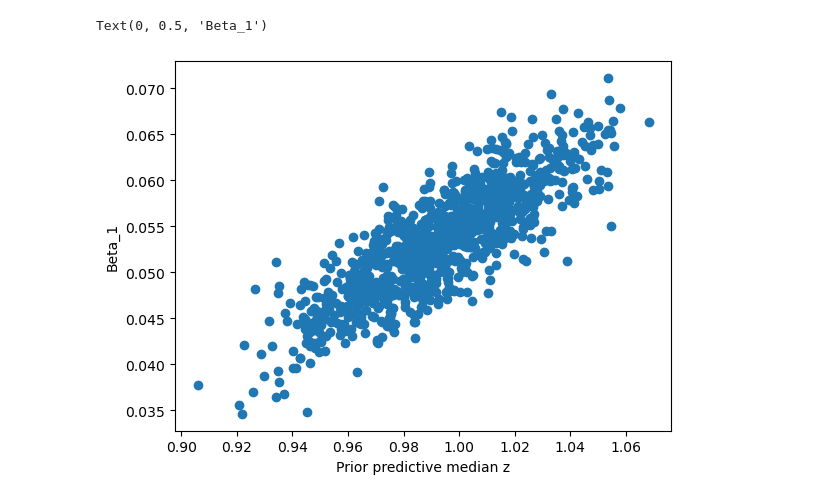
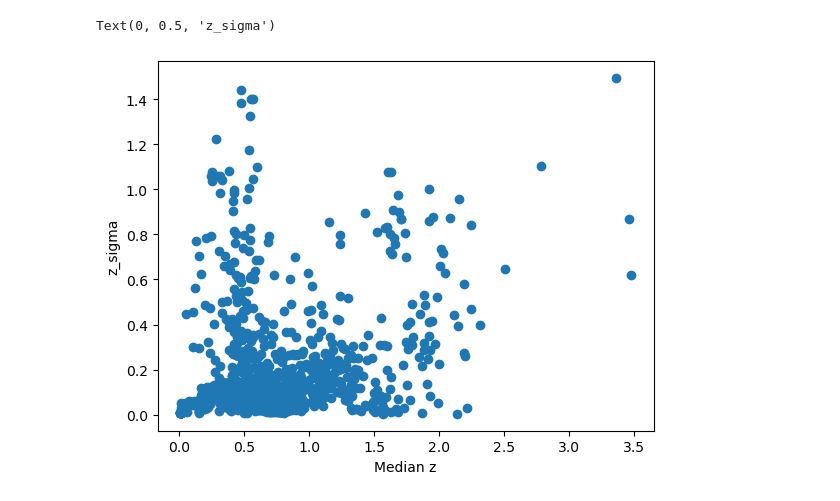
Before and after one commit to bingyanliang/stat-775-final, a Jupyter notebook: linear-regression-model/linear-regression-model.ipynb, the cells around one changed output. Drawn from its saved outputs; the diff is of its cells as text; code cells hidden in the pictures.

Commit message:
Update linear regression model to include plots

```diff
--- a/linear-regression-model/linear-regression-model.ipynb
+++ b/linear-regression-model/linear-regression-model.ipynb
@@ -5,7 +6,7 @@ import pandas as pd
 import matplotlib.pyplot as plt
 import numpy as np
 # %%
-data_all = pd.read_csv("linear-data.csv")
+data_all = pd.read_csv("data_500.csv")
 # %%
 N = data_all.shape[0]
 
@@ -41,7 +41,7 @@ prior_pred_med_z = beta_0_list + beta_1_list*log_minchi2[0] + beta_2_list*z_sigm
 # %%
-plt.scatter(prior_pred_med_z, beta_1_list)
-plt.xlabel("Prior predictive median z")
-plt.ylabel("Beta_1")
+plt.scatter(median_z, z_sigma)
+plt.xlabel("Median z")
+plt.ylabel("z_sigma")
 # %% [output]
-Text(0, 0.5, 'Beta_1')
+Text(0, 0.5, 'z_sigma')
-[figure, old version]
+[figure, new version]
```
Also changed, not shown: parts of 9 cells of this notebook, 2 other files.
